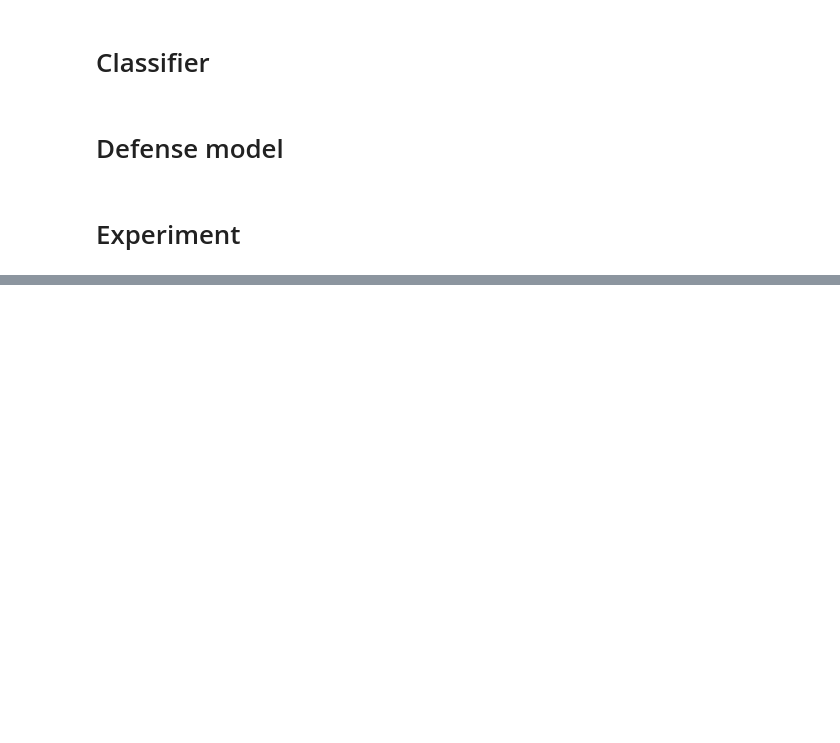
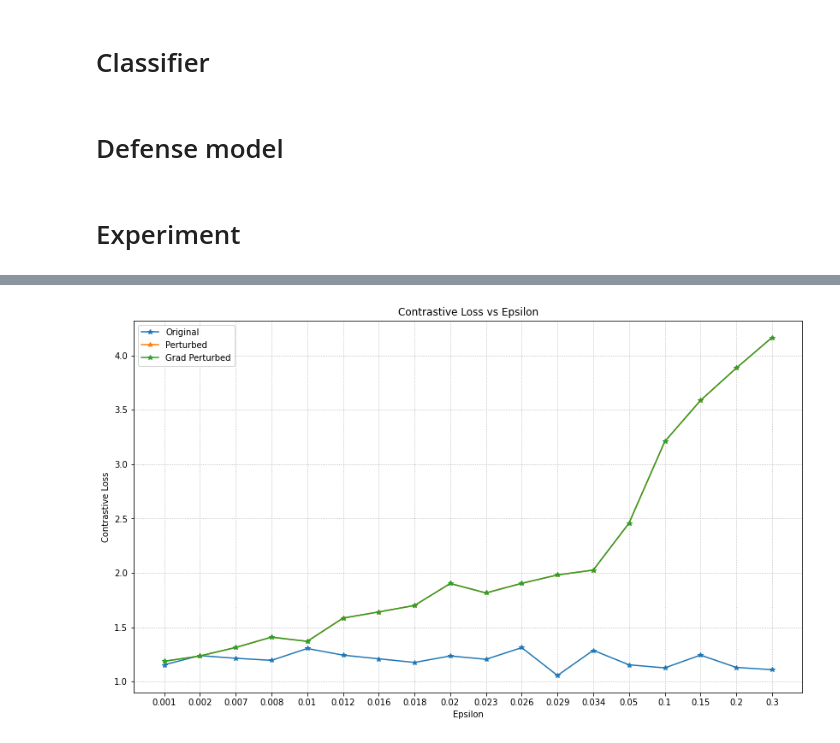
Before and after one commit to shatz01/more_better, a Jupyter notebook: fgsm_reverse.ipynb, the cells around one changed output, grey strips where cells are left out. Saved outputs shown, nothing was run; the diff lists cells and outputs as text; code cells hidden in the pictures; blank space fills up the shorter version.

```diff
--- a/fgsm_reverse.ipynb
+++ b/fgsm_reverse.ipynb
@@ -349 +403,18 @@ perturbed_contrastive_losses = [t.cpu().detach().numpy() for t in perturbed_cont
+# %%
+# equally distanced plots
+plt.figure(figsize=(14,8))
+
+plt.plot(range(len(epsilons)), og_contrastive_losses, "*-", label='Original')
+plt.plot(range(len(epsilons)), perturbed_contrastive_losses, "*-", label='Perturbed')
+plt.plot(range(len(epsilons)), grad_perturbed_contrastive_losses, "*-", label='Grad Perturbed')
+
+plt.xticks(range(len(epsilons)), epsilons)
+plt.title("Contrastive Loss vs Epsilon")
+plt.xlabel("Epsilon")
+plt.ylabel("Contrastive Loss")
+plt.legend()
+plt.grid(linestyle=':')
+plt.show()
+# %% [output]
+[figure, added]
 # %%
```
Also changed, not shown: parts of 33 cells of this notebook, 2 other files.
